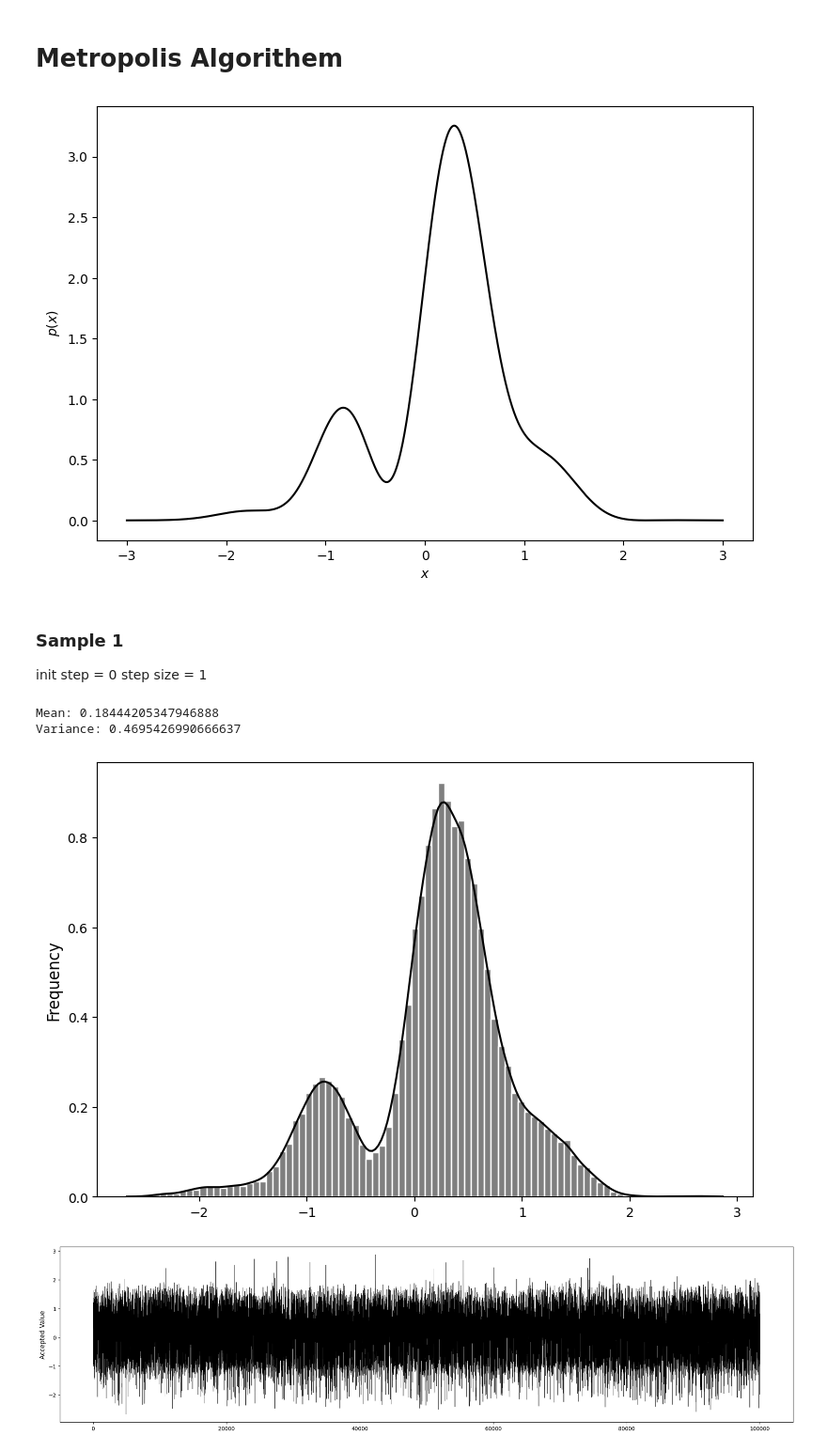
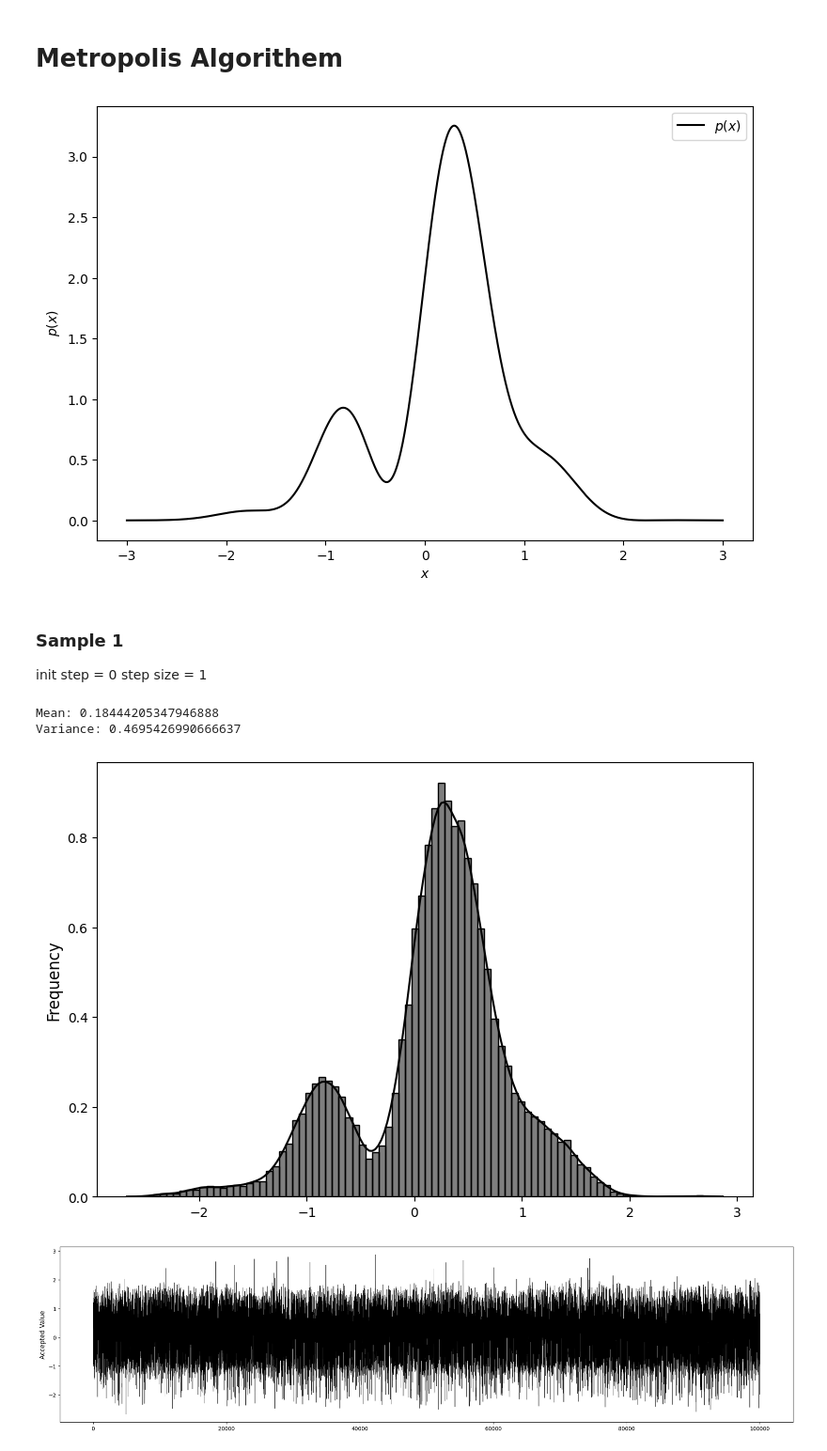
Before and after one commit to AzmainBiswas/Monte_Carlo, a Jupyter notebook: Metropolis-Hastings algorithm/example-1/example1.ipynb, the cells around one changed output. Shown at 94% size. Cells and saved outputs as stored; diff of their text form; code cells hidden in the pictures.

```diff
--- a/Metropolis-Hastings algorithm/example-1/example1.ipynb
+++ b/Metropolis-Hastings algorithm/example-1/example1.ipynb
@@ -21,11 +21,11 @@ plt.figure(figsize=FIGSIZE)
 plt.plot(x, y, color="k", label=r"$p(x)$")
 plt.xlabel(r"$x$")
 plt.ylabel(r"$p(x)$")
-# plt.legend()
-plt.savefig("target_plot.png")
+plt.legend()
+# plt.savefig("target_plot.png")
 plt.show()
 # %% [output]
-[figure, old version]
+[figure, new version]
 # %%
 def MetropolisSample(pdf, init_state, step_size, sample_size=SAMPLESIZE):
     current_state = init_state
@@ -44,24 +44,24 @@ step size = 1
 # %%
 np.random.seed(1)
 samples = MetropolisSample(pdf=target, init_state=0, step_size=1)
 print(f"Mean: {np.mean(samples)}\nVariance: {np.var(samples)}")
 
 plt.figure(figsize=FIGSIZE)
 sns.histplot(
     samples,
     stat="density",
     linewidth=1,
     color="black",
-    edgecolor="white",
+    # edgecolor="white",
     kde=True,
     bins=90,
 )
 plt.ylabel("Frequency", fontsize=12)
-plt.savefig("sample1_hist.png")
+# plt.savefig("sample1_hist.png")
 # %% [output]
 Mean: 0.18444205347946888
 Variance: 0.4695426990666637
-[figure, old version]
+[figure, new version]
 # %%
 plt.figure(figsize=(25, 6))
 sns.lineplot(x=range(SAMPLESIZE), y=samples, color="black", linewidth=0.5)
```
Also changed, not shown: parts of 6 cells of this notebook, 7 other files.
